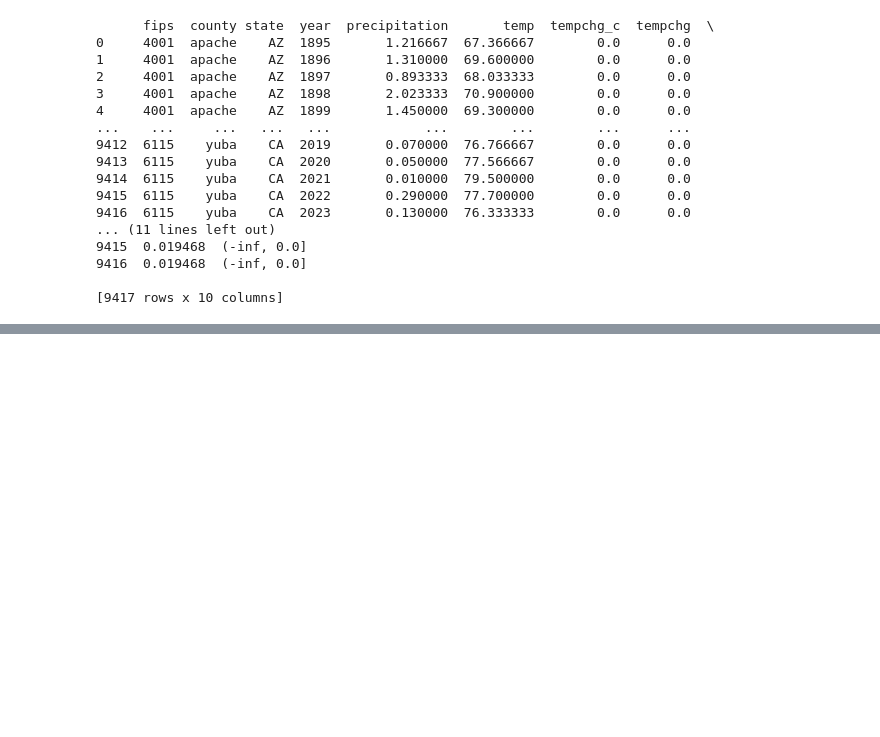
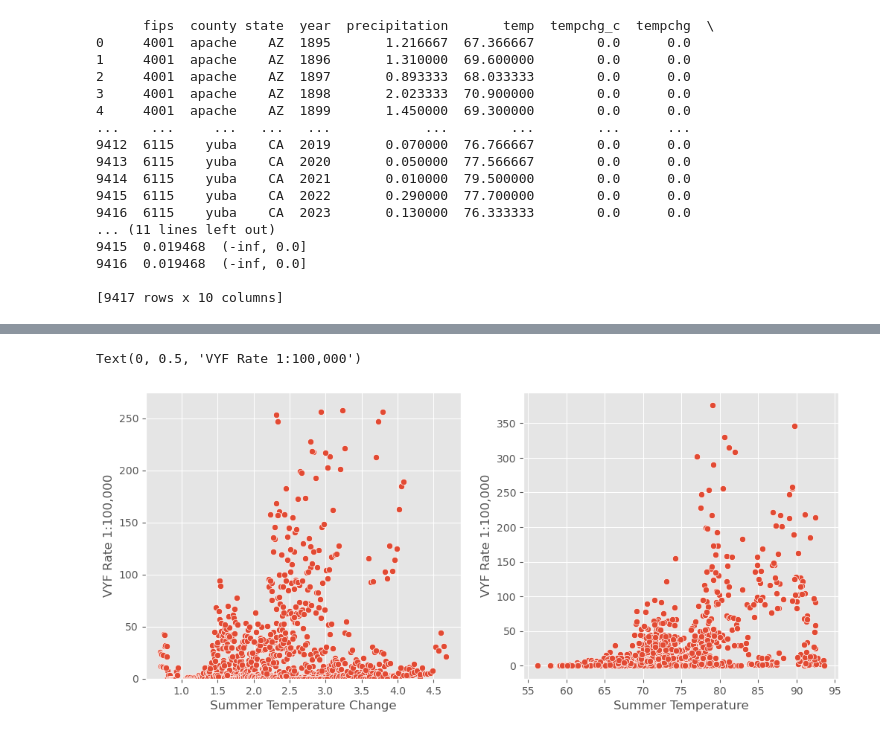
Before and after one commit to maxinavarrette/valleyfeverclimate-, a Jupyter notebook: Coccid Dashboard.ipynb, the cells around one changed output, grey strips where cells are left out. Saved outputs shown, nothing was run; the diff lists cells and outputs as text; code cells hidden in the pictures; blank space fills up the shorter version.

```diff
--- a/Coccid Dashboard.ipynb
+++ b/Coccid Dashboard.ipynb
@@ -569,3 +597,27 @@ sns.heatmap(corr, vmin=corr.values.min(), vmax=1, square=True,
+# %%
+#plotting VYF case amt vs. rate
+df_plot1 = state[state['state'] == 'Plot 1']
+df_plot2 = state[state['state'] == 'Plot 2']
+
+
+fig, (ax1,ax2) = plt.subplots(1,2, figsize=(12,5))
+
+# First plot with the primary y-axis
+sns.scatterplot(x='tempchg',y='rate', ax = ax1, data =dftotal)
+ax1.set_xlabel('Summer Temperature Change')
+ax1.set_ylabel('VYF Rate 1:100,000')
+ax1.set_ylim(0, 275)  # Set the y-axis limits for the first plot
+
+# Create a second y-axis
+
+
+# Second plot with the secondary y-axis
+sns.scatterplot(x='temp',y='rate',ax = ax2,data =dftotal)
+ax2.set_xlabel('Summer Temperature')
+ax2.set_ylabel('VYF Rate 1:100,000')
+# %% [output]
+Text(0, 0.5, 'VYF Rate 1:100,000')
+[figure, added]
 # %%
 #concatenating state and testconcat for ease of analysis in tableau later
 state = state.rename(columns = {'infected_count':'case'})
```
Also changed, not shown: parts of 31 cells of this notebook, 1 other file.
